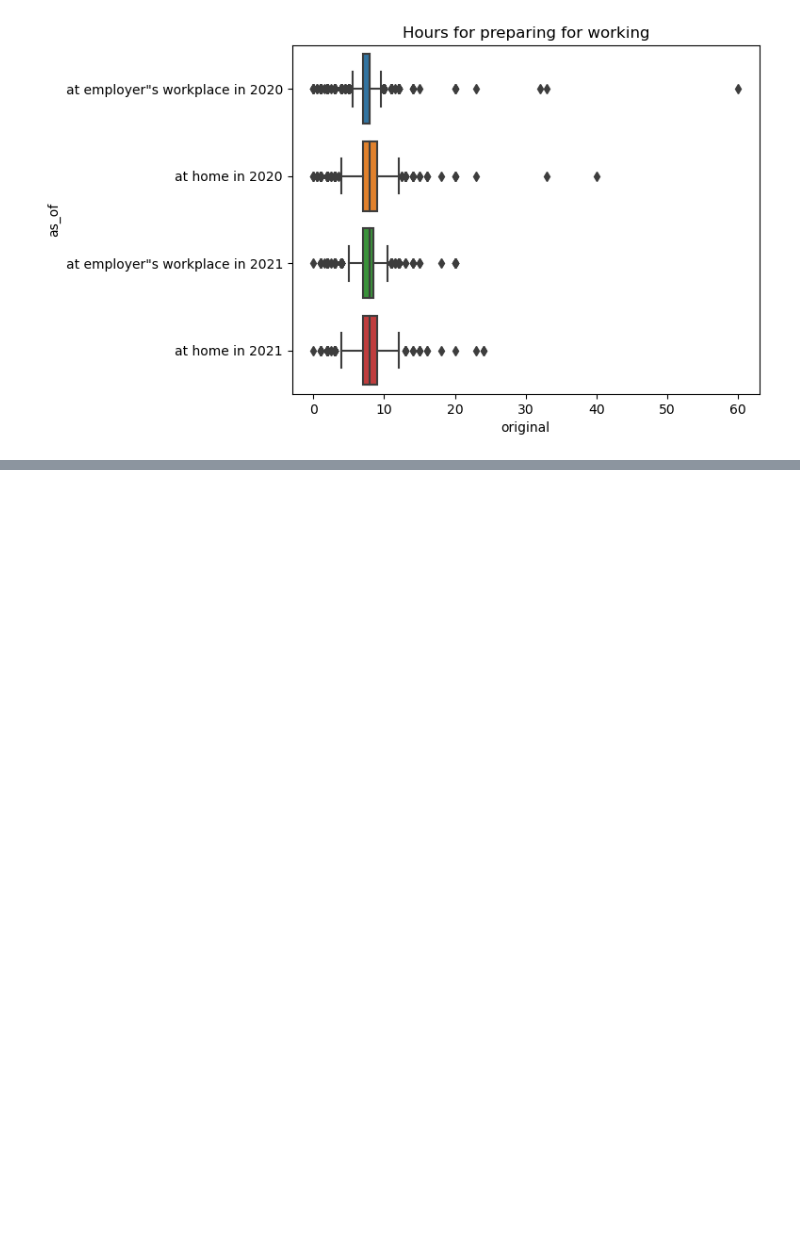
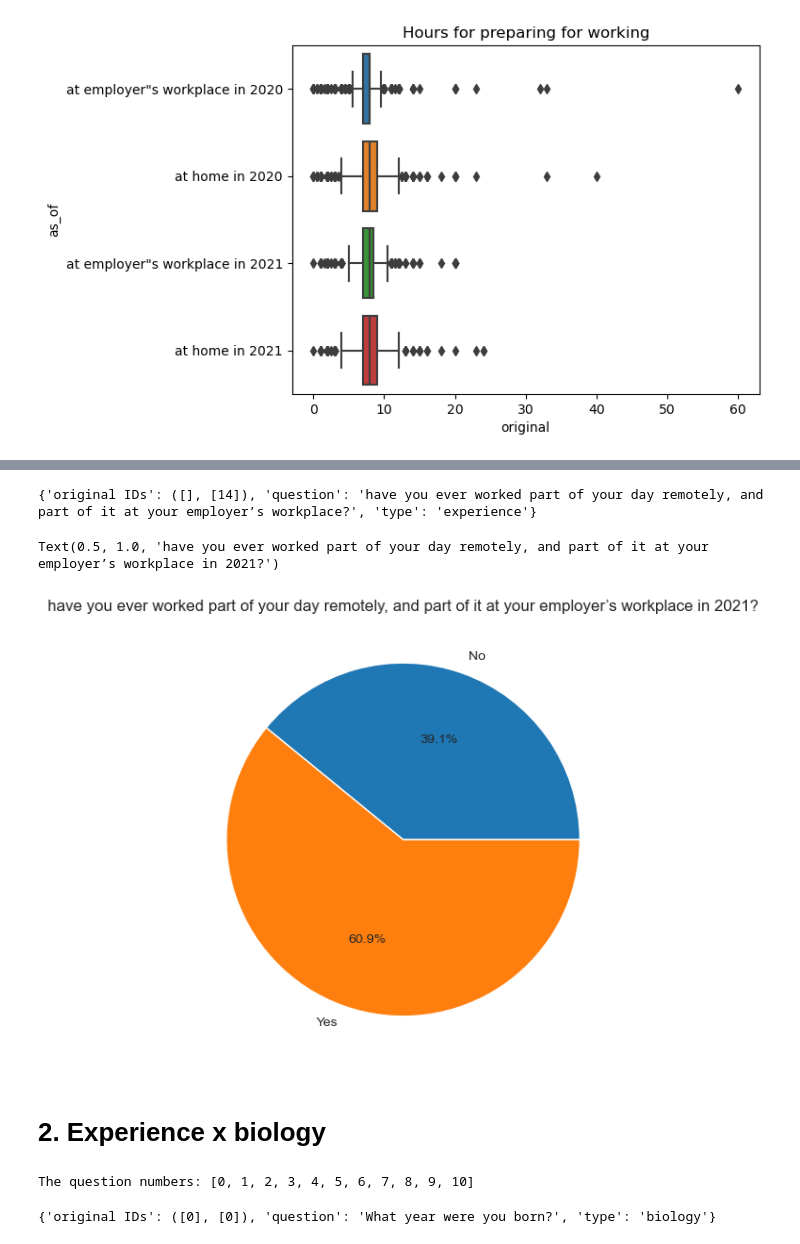
Before and after one commit to ry00iimura/MSDS_DSC672, a Jupyter notebook: EDA.ipynb, the cells around one changed output, grey strips where cells are left out. Drawn from its saved outputs; the diff is of its cells as text; code cells hidden in the pictures; blank space fills up the shorter version.

```diff
--- a/EDA.ipynb
+++ b/EDA.ipynb
@@ -562,0 +597,33 @@ Text(0.5, 1.0, 'Hours for preparing for working')
+# %%
+q_info = q.get_q_info(45)
+question_list = q.get_questions()
+result_list = q.get_result(question_list)
+# %% [output]
+{'original IDs': ([], [14]), 'question': 'have you ever worked part of your day remotely, and part of it at your employer’s workplace?', 'type': 'experience'}
+# %%
+experience_q45 = pd.concat([q.unstack_df(result_list[0],['']),q.unstack_df(result_list[1],['at employer"s workplace in 2021'])])
+# %%
+groupby_experience_q45 = experience_q45.groupby('original').count()
+
+data = (groupby_experience_q45/groupby_experience_q45.sum()).values
+labels = (groupby_experience_q45/groupby_experience_q45.sum()).index
+sns.set_style("whitegrid") # Set style for chart
+plt.figure(figsize=(6,6)) # Set figure size
+plt.pie(data.reshape([2]), labels=labels, autopct='%1.1f%%') # Create pie chart
+plt.title('have you ever worked part of your day remotely, and part of it at your employer’s workplace in 2021?')
+# %% [output]
+Text(0.5, 1.0, 'have you ever worked part of your day remotely, and part of it at your employer’s workplace in 2021?')
+[figure, added]
+# %% [markdown]
+# 2. Experience x biology
+# %%
+q = Q(questions,questions_2020,questions_2021,rws_2020,rws_2021)
+print('The question numbers: {}'.format(q.get_qid_type('biology')))
+# %% [output]
+The question numbers: [0, 1, 2, 3, 4, 5, 6, 7, 8, 9, 10]
+# %%
+q_info1= q.get_q_info(0)
+question_list1 = q.get_questions()
+result_list1 = q.get_result(question_list1)
+# %% [output]
+{'original IDs': ([0], [0]), 'question': 'What year were you born?', 'type': 'biology'}
```
Also changed, not shown: parts of 20 cells of this notebook.
